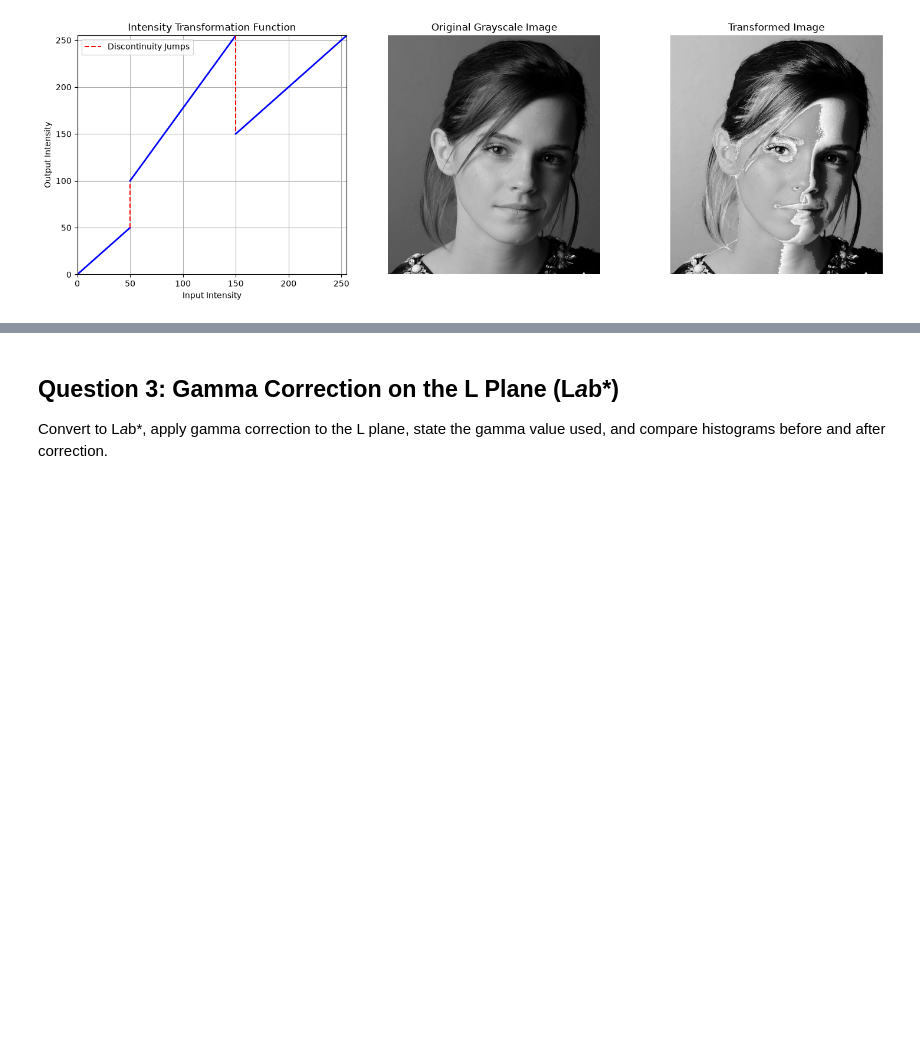
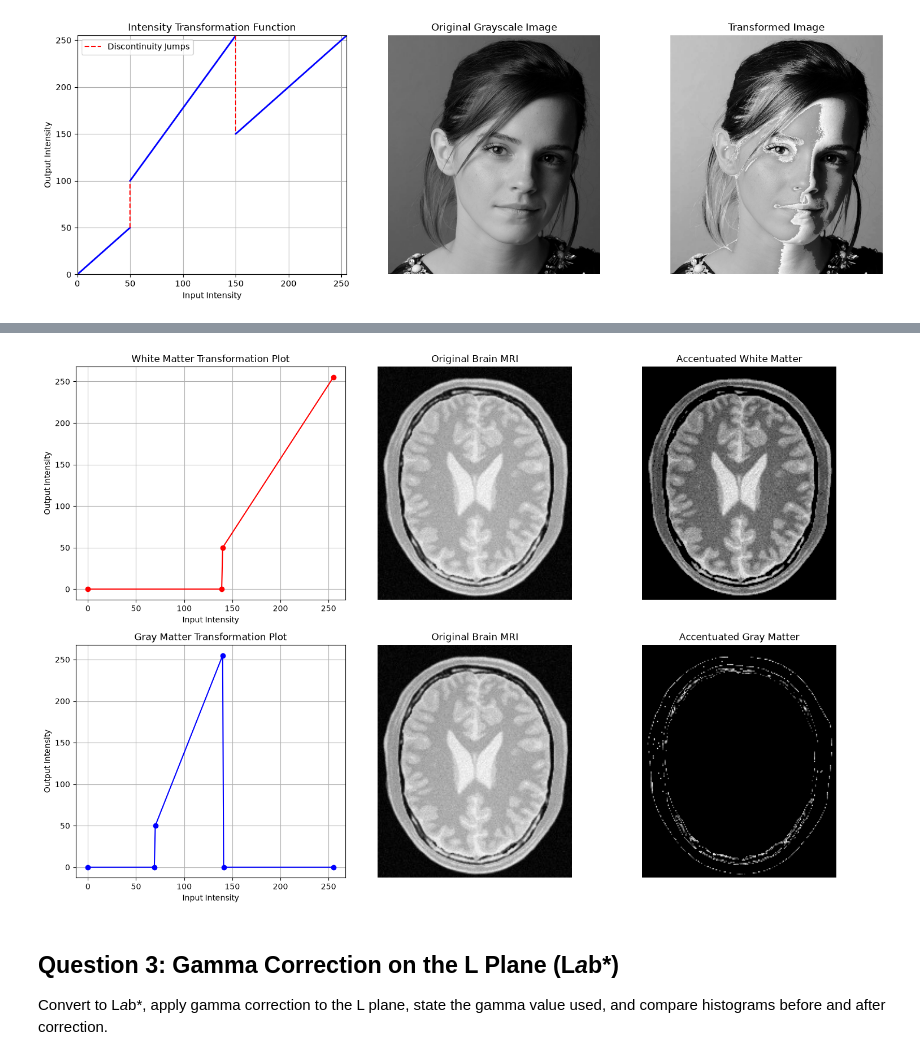
Before and after one commit to Lasan-Perera/EN3160-assignment-1, a Jupyter notebook: Assignment1.ipynb, the cells around one changed output, grey strips where cells are left out. Cells and saved outputs as stored; diff of their text form; code cells hidden in the pictures; blank space fills up the shorter version.

```diff
--- a/Assignment1.ipynb
+++ b/Assignment1.ipynb
@@ -82,3 +86,85 @@ _(interpretation of results goes here)_
+# %%
+import cv2
+import numpy as np
+import matplotlib.pyplot as plt
+
+def apply_custom_lut(img, breakpoints):
+    """
+    Constructs a piecewise linear LUT from breakpoints [(x0,y0), (x1,y1), ...]
+    and applies it to the grayscale image.
+    """
+    breakpoints = np.array(breakpoints)
+    x_pts = breakpoints[:, 0]
+    y_pts = breakpoints[:, 1]
+
+    input_range = np.arange(256)
+    lut = np.interp(input_range, x_pts, y_pts).astype(np.uint8)
+
+    transformed = cv2.LUT(img, lut)
+    return transformed, lut
+
+# Read the brain MRI image in grayscale
+brain_img = cv2.imread('/home/lasan-perera/University(Aca)/CV Assignment 1/images/brainProton.jpeg', cv2.IMREAD_GRAYSCALE)
+
+# Define breakpoints for White Matter (WM: 140–255)
+breakpoints_wm = [
+    [0, 0],
+    [139, 0],
+    [140, 50],
+    [255, 255]
+]
+
+# Define breakpoints for Gray Matter (GM: 70–140)
+breakpoints_gm = [
+    [0, 0],
+    [69, 0],
+    [70, 50],
+    [140, 255],
+    [141, 0],
+    [255, 0]
+]
+
+# Apply transformations
+img_wm, lut_wm = apply_custom_lut(brain_img, breakpoints_wm)
+img_gm, lut_gm = apply_custom_lut(brain_img, breakpoints_gm)
+
+# Visualisation
+fig, axes = plt.subplots(2, 3, figsize=(15, 10))
+
+# White Matter Transformation Plot
+axes[0, 0].plot([p[0] for p in breakpoints_wm], [p[1] for p in breakpoints_wm], 'r-o')
+axes[0, 0].set_title('White Matter Transformation Plot')
+axes[0, 0].set_xlabel('Input Intensity')
+axes[0, 0].set_ylabel('Output Intensity')
+axes[0, 0].grid(True)
+
+axes[0, 1].imshow(brain_img, cmap='gray')
+axes[0, 1].set_title('Original Brain MRI')
+axes[0, 1].axis('off')
+
+axes[0, 2].imshow(img_wm, cmap='gray')
+axes[0, 2].set_title('Accentuated White Matter')
+axes[0, 2].axis('off')
+
+# Gray Matter Transformation Plot
+axes[1, 0].plot([p[0] for p in breakpoints_gm], [p[1] for p in breakpoints_gm], 'b-o')
+axes[1, 0].set_title('Gray Matter Transformation Plot')
+axes[1, 0].set_xlabel('Input Intensity')
+axes[1, 0].set_ylabel('Output Intensity')
+axes[1, 0].grid(True)
+
+axes[1, 1].imshow(brain_img, cmap='gray')
+axes[1, 1].set_title('Original Brain MRI')
+axes[1, 1].axis('off')
+
+axes[1, 2].imshow(img_gm, cmap='gray')
+axes[1, 2].set_title('Accentuated Gray Matter')
+axes[1, 2].axis('off')
+
+plt.tight_layout()
+plt.show()
+# %% [output]
+[figure, added]
 # %% [markdown]
 ## Question 3: Gamma Correction on the L Plane (L*a*b*)
 
```
Also changed, not shown: parts of 3 cells of this notebook, 1 other file.
